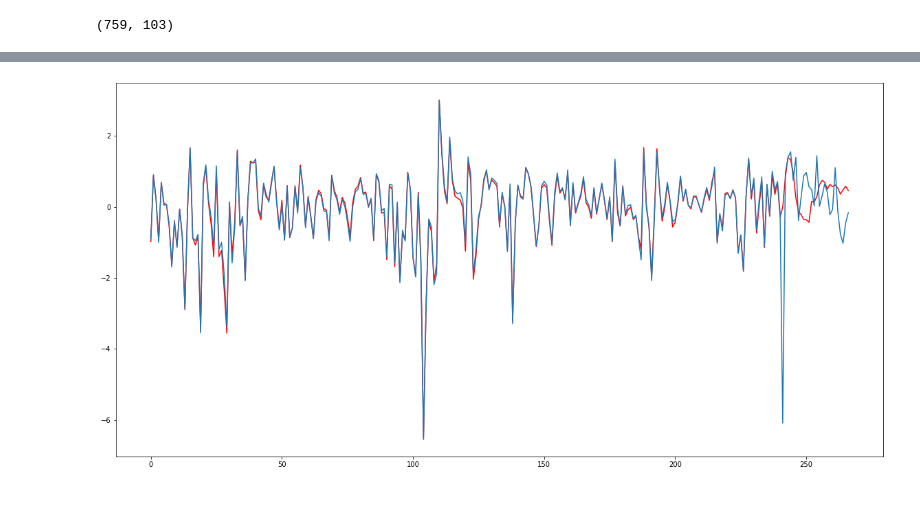
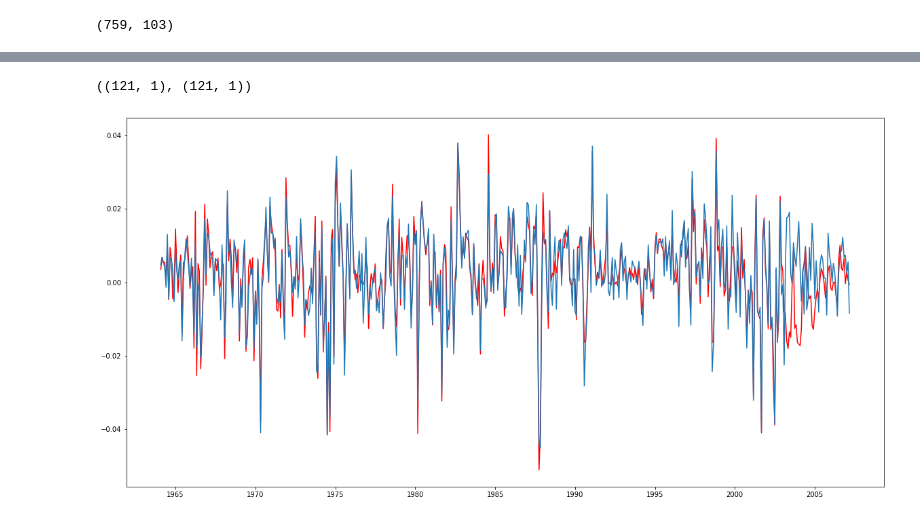
Before and after one commit to caiobaptistaa/Econometria-4_PUC-Rio, a Jupyter notebook: LSTM_Recurrent_Neural_Net.ipynb, the cells around one changed output, grey strips where cells are left out. Drawn from its saved outputs; the diff is of its cells as text; code cells hidden in the pictures.

```diff
--- a/LSTM_Recurrent_Neural_Net.ipynb
+++ b/LSTM_Recurrent_Neural_Net.ipynb
@@ -271,0 +346,3 @@ forecast = model.predict(trainX)
+# %%
+date_train = date_df.iloc[60:518+60, 0]
+date_test = date_df.iloc[518+60+60:, 0]
@@ -271,0 +367,7 @@ forecast = model.predict(trainX)
+# %%
+date_train = date_train.reset_index(drop=True)
+date_test = date_test.reset_index(drop=True)
+# %%
+forecast_train_real = pd.DataFrame(forecast_train_real)
+trainY_real = pd.DataFrame(trainY_real)
+trainY_real.shape, forecast_train_real.shape, date_train.shape
@@ -271,0 +382,7 @@ forecast = model.predict(trainX)
+# %%
+comparative_train = pd.merge(forecast_train_real, trainY_real, left_index = True, right_index = True)
+comparative_train = comparative_train.rename(columns = {"0_x" : "forecast_train", "0_y" : "trainY"})
+comparative_train = pd.merge(date_train, comparative_train, left_index = True, right_index = True)
+comparative_train.index = pd.DatetimeIndex(comparative_train["sasdate"])
+comparative_train = comparative_train.drop(columns = ["sasdate"])
+comparative_train.head()
@@ -272,7 +414,11 @@ forecast = model.predict(trainX)
+# %%
+date_test.shape, forecast_test_real.shape
+# %% [output]
+((121, 1), (121, 1))
 # %%
 plt.figure(figsize= (20, 10))
-plt.plot(forecast, color = "red")
-plt.plot(trainY)
+plt.plot(comparative_train["forecast_train"], color = "red")
+plt.plot(comparative_train["trainY"])
 plt.show()
 # %% [output]
-[figure, old version]
+[figure, new version]
```
Also changed, not shown: parts of 26 cells of this notebook.
